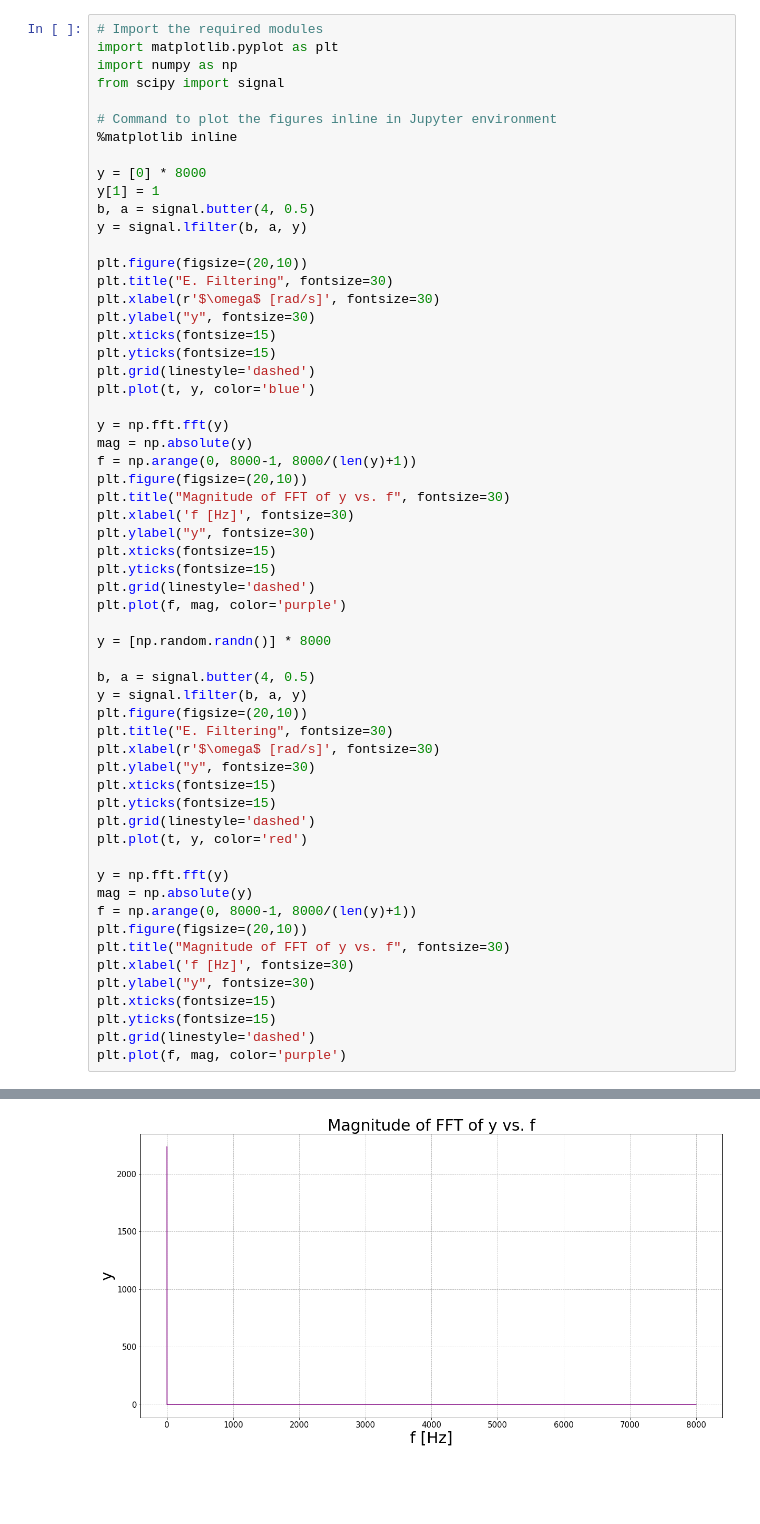
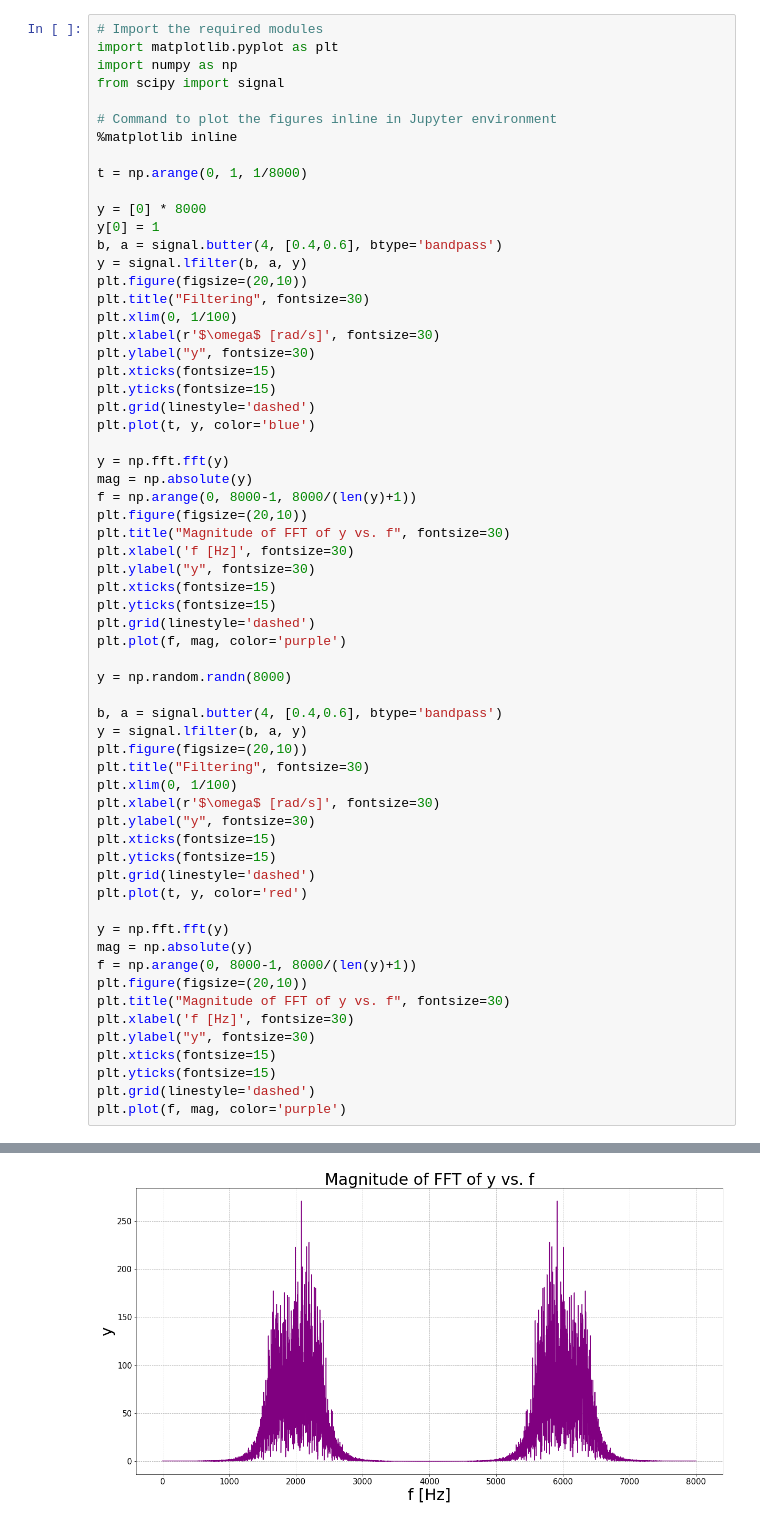
Before and after one commit to paolo-torres/Jupyter-Notebook, a Jupyter notebook: Fourier.ipynb, the cells around one changed output, grey strips where cells are left out. Drawn from its saved outputs; the diff is of its cells as text; blank space fills up the shorter version.

```diff
--- a/Fourier.ipynb
+++ b/Fourier.ipynb
@@ -133,13 +135,15 @@ from scipy import signal
 # Command to plot the figures inline in Jupyter environment
 %matplotlib inline
 
+t = np.arange(0, 1, 1/8000)
+
 y = [0] * 8000
-y[1] = 1
-b, a = signal.butter(4, 0.5)
+y[0] = 1
+b, a = signal.butter(4, [0.4,0.6], btype='bandpass')
 y = signal.lfilter(b, a, y)
-
 plt.figure(figsize=(20,10))
-plt.title("E. Filtering", fontsize=30)
+plt.title("Filtering", fontsize=30)
+plt.xlim(0, 1/100)
 plt.xlabel(r'$\omega$ [rad/s]', fontsize=30)
 plt.ylabel("y", fontsize=30)
 plt.xticks(fontsize=15)
@@ -159,12 +163,13 @@ plt.yticks(fontsize=15)
 plt.grid(linestyle='dashed')
 plt.plot(f, mag, color='purple')
 
-y = [np.random.randn()] * 8000
+y = np.random.randn(8000)
 
-b, a = signal.butter(4, 0.5)
+b, a = signal.butter(4, [0.4,0.6], btype='bandpass')
 y = signal.lfilter(b, a, y)
 plt.figure(figsize=(20,10))
-plt.title("E. Filtering", fontsize=30)
+plt.title("Filtering", fontsize=30)
+plt.xlim(0, 1/100)
 plt.xlabel(r'$\omega$ [rad/s]', fontsize=30)
 plt.ylabel("y", fontsize=30)
 plt.xticks(fontsize=15)
@@ -191 +196 @@ plt.plot(f, mag, color='purple')
-[figure, old version]
+[figure, new version]
```
Also changed, not shown: parts of 4 cells of this notebook.
